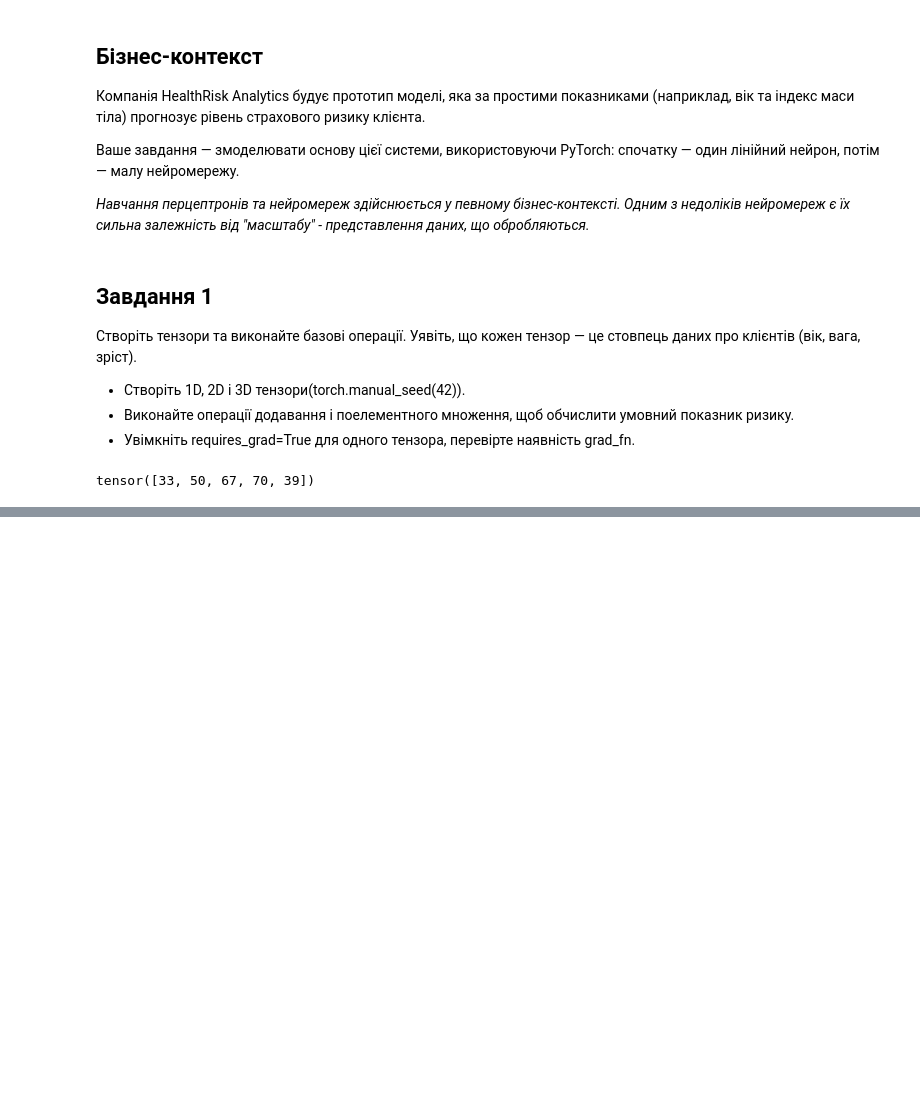
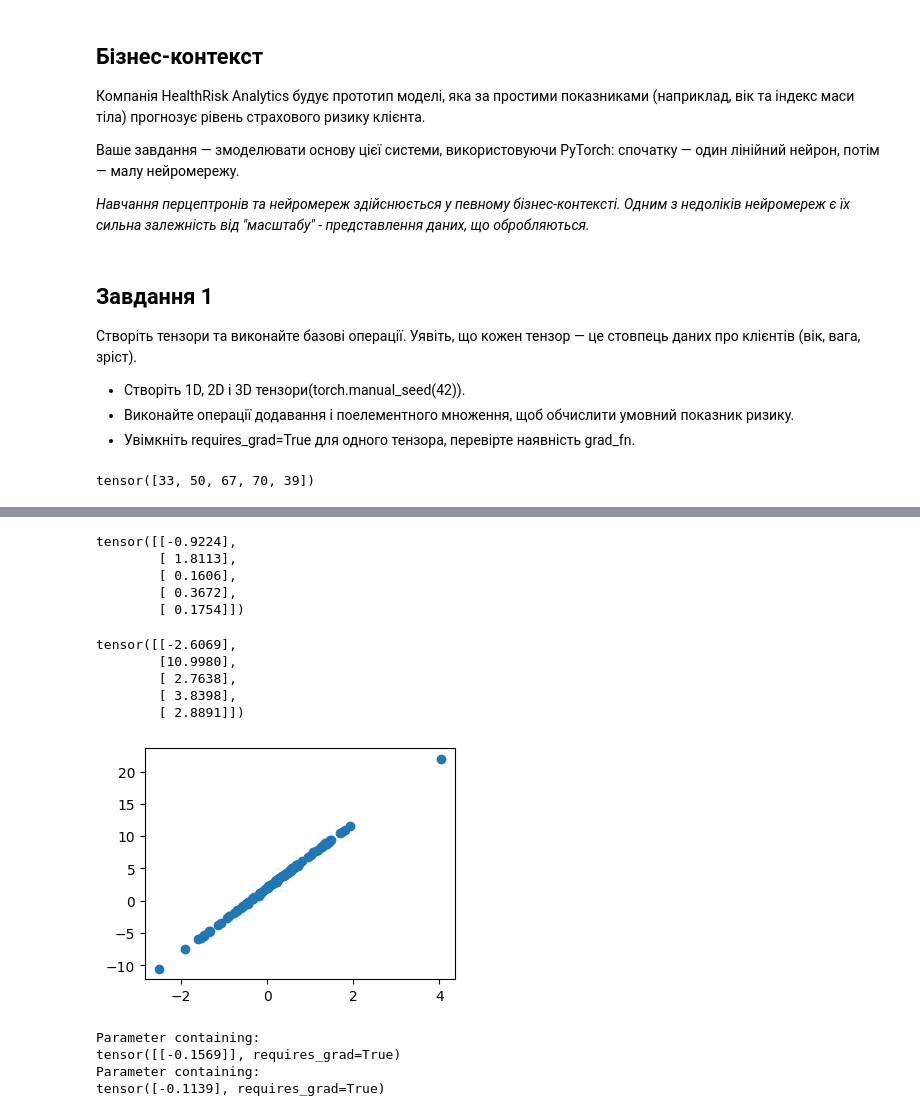
Before and after one commit to dns-lector/PythonAiPv411, a Jupyter notebook: Pract/Pract4_1_torch.ipynb, the cells around one changed output, grey strips where cells are left out. Drawn from its saved outputs; the diff is of its cells as text; code cells hidden in the pictures; blank space fills up the shorter version.

```diff
--- a/Pract/Pract4_1_torch.ipynb
+++ b/Pract/Pract4_1_torch.ipynb
@@ -70,0 +79,28 @@ tensor([-32.3273,  61.3009, 143.0675, 129.4581, 189.0646],
+# %%
+# Згенеруйте дані (torch.randn, 100 зразків, 1 ознака — індекс маси тіла)
+bmi = torch.randn(100, 1)
+print(bmi[:5])
+# %% [output]
+tensor([[-0.9224],
+        [ 1.8113],
+        [ 0.1606],
+        [ 0.3672],
+        [ 0.1754]])
+# %%
+# Цільова змінна — умовний "ризик" (лінійна комбінація + шум).
+noise = 0.1 * torch.randn(100, 1)
+risk = 2 + 5 * bmi + noise
+print(risk[:5])
+# %% [output]
+tensor([[-2.6069],
+        [10.9980],
+        [ 2.7638],
+        [ 3.8398],
+        [ 2.8891]])
+# %%
+import matplotlib.pyplot as plt
+_,ax = plt.subplots(figsize=(4,3))
+ax.scatter(bmi, risk)
+plt.show()
+# %% [output]
+[figure, added]
@@ -70,0 +129,8 @@ tensor([-32.3273,  61.3009, 143.0675, 129.4581, 189.0646],
+# %%
+model = Perceptrone()
+print(*model.parameters(), sep='\n')
+# %% [output]
+Parameter containing:
+tensor([[-0.1569]], requires_grad=True)
+Parameter containing:
+tensor([-0.1139], requires_grad=True)
```
Also changed, not shown: parts of 16 cells of this notebook, 1 other file.
